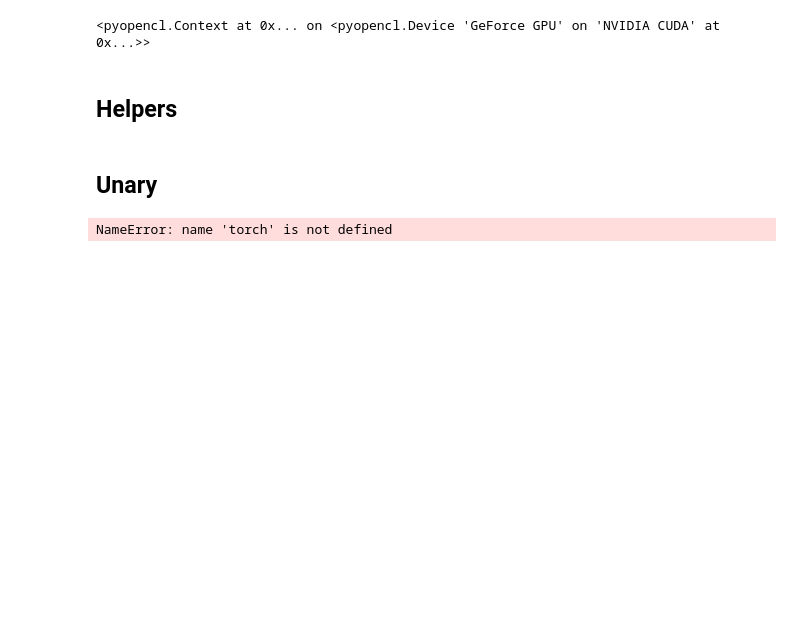
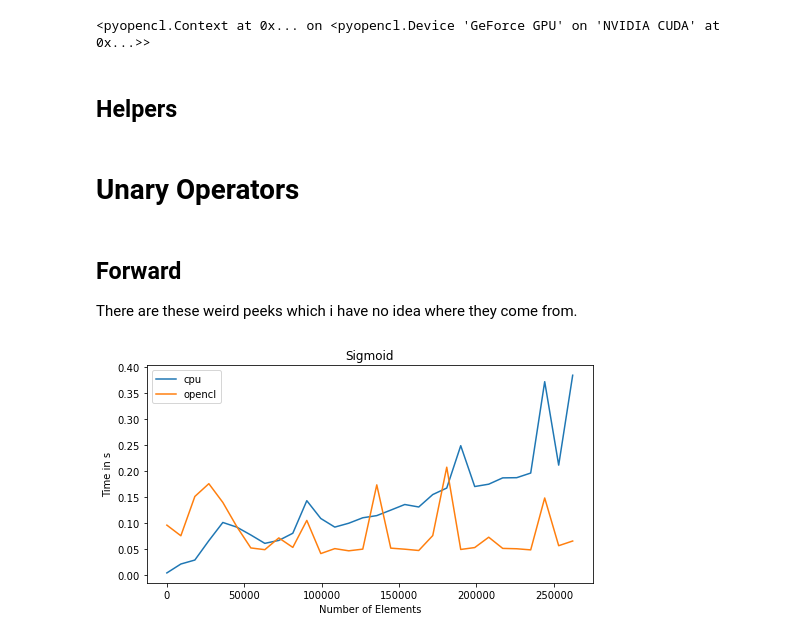
Before and after one commit to ndoll1998/lightgrad, a Jupyter notebook: notebooks/Speed.ipynb, the cells around one changed output. Drawn from its saved outputs; the diff is of its cells as text; code cells hidden in the pictures; blank space fills up the shorter version.

```diff
--- a/notebooks/Speed.ipynb
+++ b/notebooks/Speed.ipynb
@@ -34,13 +35,30 @@ def plot_time_series(title_, sizes, **named_series):
     ylabel("Time in s")
     show()
 # %% [markdown]
-## Unary
+# Unary Operators
 # %%
 # tensor shapes
-sizes = np.linspace(1024, 1024**2, num=15).astype(np.int32)
+sizes = np.linspace(16, 512**2, num=30).astype(np.int32)
 # create tensors
 a_numpy = np.random.uniform(-1, 1, size=sizes.max()).astype(np.float32)
 a_cpu = CpuTensor.from_numpy(a_numpy)
 a_opencl = OpenCLTensor.from_numpy(a_numpy, device=d)
-# %% [output]
-NameError: name 'torch' is not defined
+# %% [markdown]
+## Forward
+There are these weird peeks which i have no idea where they come from.
+# %%
+cpu_times, opencl_times = [], []
+# pre-compile
+a_opencl.relu()
+# timing loop
+for s in tqdm(sizes):
+    # get sub-tensors
+    a_cpu_sub, a_opencl_sub = a_cpu[:s], a_opencl[:s]
+    # timeit
+    with Gradients.no_grad():
+        cpu_times.append(timeit("a_cpu_sub.sigmoid()", globals=globals(), number=100))
+        opencl_times.append(timeit("a_opencl_sub.sigmoid()", globals=globals(), number=100))
+# plot
+plot_time_series("Sigmoid", sizes, cpu=cpu_times, opencl=opencl_times)
+# %% [output]
+[figure, added]
```
Also changed, not shown: parts of 26 cells of this notebook.
